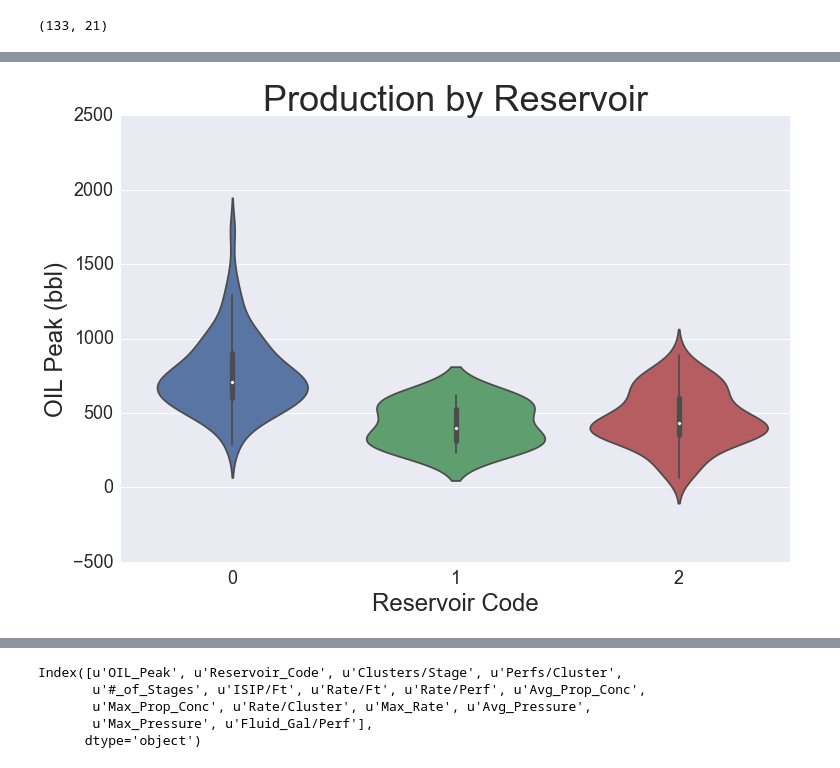
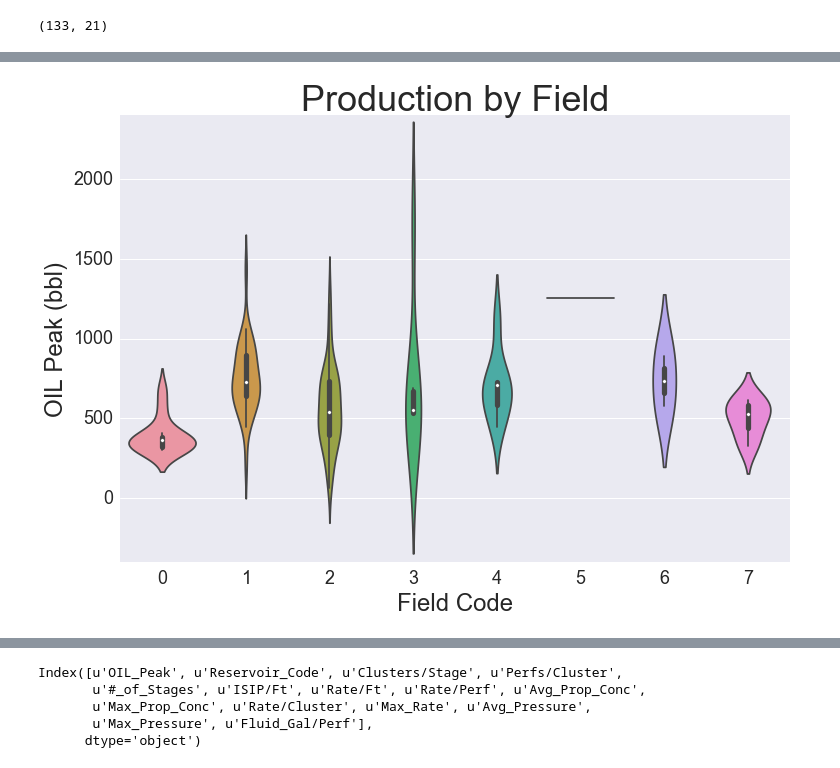
Before and after one commit to jpgrana/bayesian-approach-predicting-well-production, a Jupyter notebook: model_reservoir.ipynb, the cells around one changed output, grey strips where cells are left out. Saved outputs shown, nothing was run; the diff lists cells and outputs as text; code cells hidden in the pictures.

Commit message:
model_plots

```diff
--- a/model_reservoir.ipynb
+++ b/model_reservoir.ipynb
@@ -52,3 +53,27 @@ X_train, X_test, y_train, y_test = train_test_split(X, y, random_state=42)
 X_train.shape
 # %% [output]
 (133, 21)
+# %%
+y_plot = pd.concat((y_train, X_train['Reservoir_Code']), axis=1)
+fig = plt.figure(figsize=(12,8))
+ax = fig.add_subplot(111)
+sns.violinplot(y_plot['OIL_Peak'], groupby=y_plot['Reservoir_Code'])
+ax.set_title('Production by Reservoir', fontsize=36)
+ax.set_xlabel('Reservoir Code', fontsize=24)
+ax.set_ylabel('OIL Peak (bbl)', fontsize=24)
+ax.set_ylim([-200, 2000])
+c1 = ml.Line2D(range(1), range(1), color="white", marker='o',markerfacecolor="darkslateblue", markersize=18)
+c2 = ml.Line2D(range(1), range(1), color="white", marker='o',markerfacecolor="darkgreen", markersize=18)
+c3 = ml.Line2D(range(1), range(1), color="white", marker='o',markerfacecolor="firebrick", markersize=18)
+leg = plt.legend((c1, c2, c3),(69, 9, 55),numpoints=1, loc=1, fontsize=18, frameon=True)
+leg.get_frame().set_edgecolor('black')
+ax.text(2.18, 1980, 'Wells', fontsize=18)
+font_size = 18
+font_name = 'sans'
+for tick in ax.xaxis.get_major_ticks():
+    tick.label.set_fontsize(font_size)
+    tick.label.set_fontname(font_name)
+for tick in ax.yaxis.get_major_ticks():
+    tick.label.set_fontsize(font_size)
+    tick.label.set_fontname(font_name)
+# plt.savefig('../other/figures/reservoir_violinplot', dpi=400)
@@ -55,19 +82,20 @@ X_train.shape
 # %%
-y_plot = pd.concat((y_train, X_train['Reservoir_Code']), axis=1)
+y_plot = pd.concat((y_train, X_train['Field_Code']), axis=1)
 fig = plt.figure(figsize=(12,8))
 ax = fig.add_subplot(111)
-sns.violinplot(y_plot['OIL_Peak'], groupby=y_plot['Reservoir_Code'])
-ax.set_title('Production by Reservoir', fontsize=36)
-ax.set_xlabel('Reservoir Code', fontsize=24)
+sns.violinplot(y_plot['OIL_Peak'], groupby=y_plot['Field_Code'])
+ax.set_title('Production by Field', fontsize=36)
+ax.set_xlabel('Field Code', fontsize=24)
 ax.set_ylabel('OIL Peak (bbl)', fontsize=24)
+ax.set_ylim([-400, 2400])
 font_size = 18
 font_name = 'sans'
 for tick in ax.xaxis.get_major_ticks():
     tick.label.set_fontsize(font_size)
     tick.label.set_fontname(font_name)
 for tick in ax.yaxis.get_major_ticks():
     tick.label.set_fontsize(font_size)
     tick.label.set_fontname(font_name)
-# plt.savefig('../other/figures/reservoir_violinplot', dpi=400)
+# plt.savefig('../other/figures/field_violinplot', dpi=400)
 # %% [output]
-[figure, old version]
+[figure, new version]
```
Also changed, not shown: parts of 4 cells of this notebook, 1 other file.
